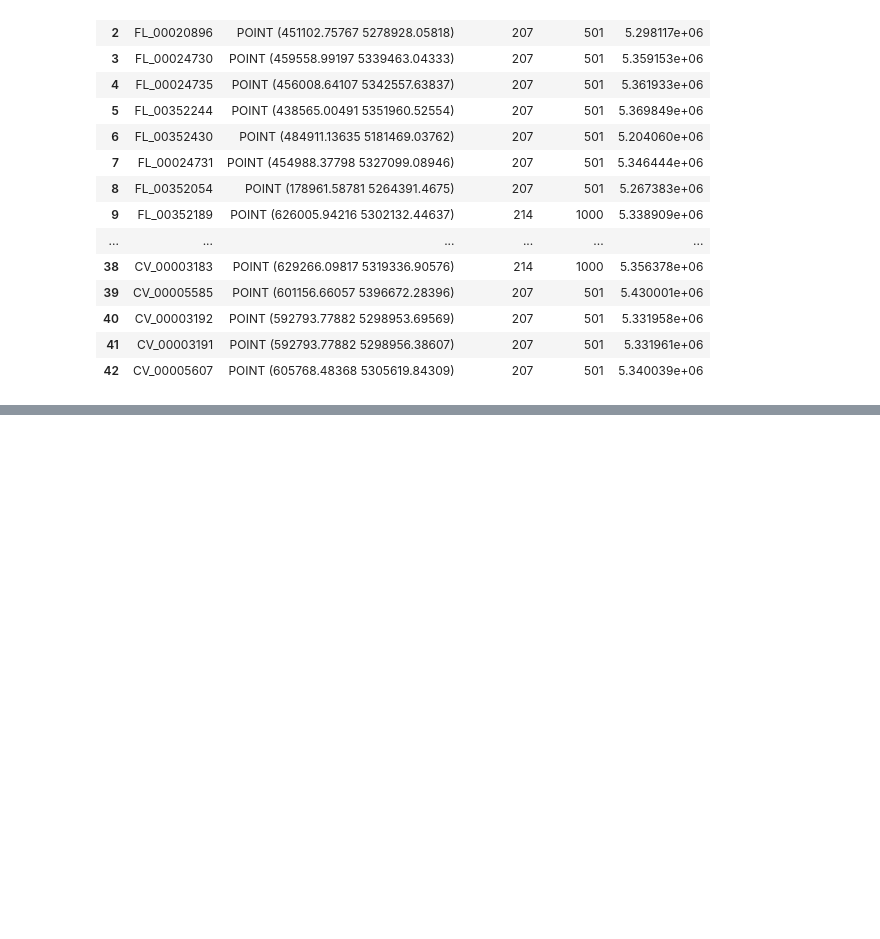
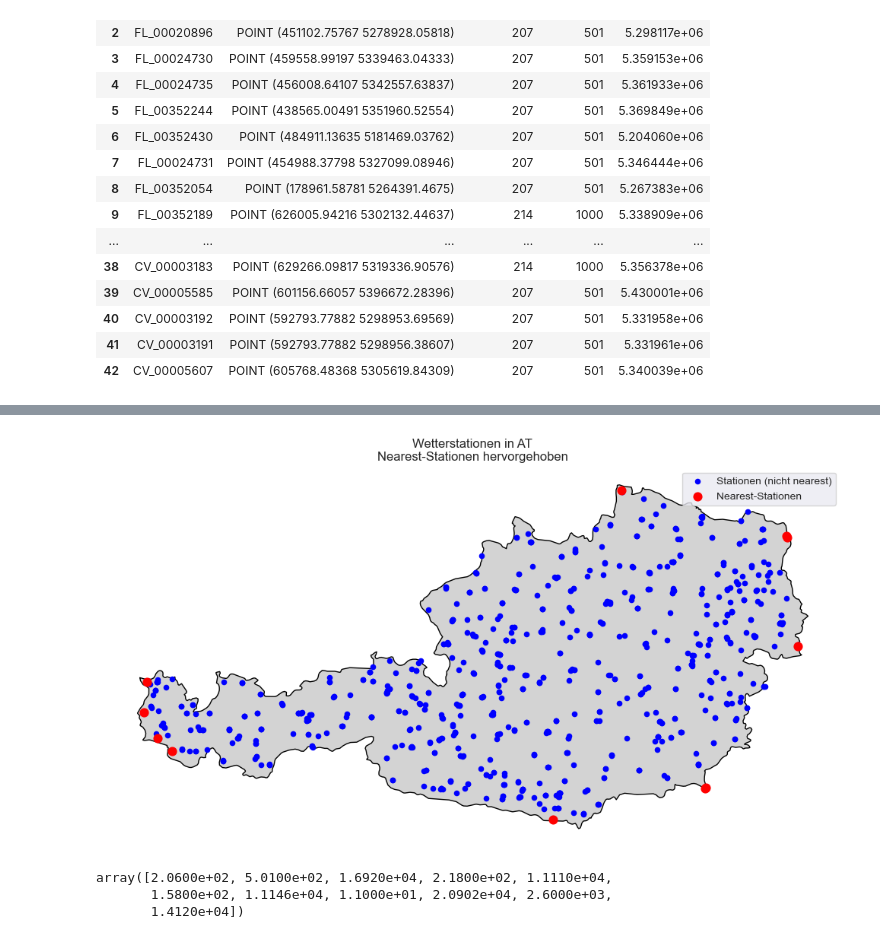
Before and after one commit to johannesgl4d0s/ersatzwerte_project, a Jupyter notebook: notebooks/02_data_wrangling_temp.ipynb, the cells around one changed output, grey strips where cells are left out. Drawn from its saved outputs; the diff is of its cells as text; code cells hidden in the pictures; blank space fills up the shorter version.

```diff
--- a/notebooks/02_data_wrangling_temp.ipynb
+++ b/notebooks/02_data_wrangling_temp.ipynb
@@ -898,0 +1022,60 @@ matched
+# %%
+# 1. Lade Österreich-Grenze (EPSG:4326)
+countries_url = "https://raw.githubusercontent.com/datasets/geo-countries/master/data/countries.geojson"
+world = gpd.read_file(countries_url)
+austria = world[world['name']=='Austria'].to_crs("EPSG:4326")
+
+# 2. Stations-Metadaten abrufen (falls stations_gdf noch nicht existiert)
+resource_id   = 'klima-v2-1h'
+stations_meta = requests.get(
+    f"https://dataset.api.hub.geosphere.at/v1/station/historical/{resource_id}/metadata"
+).json()['stations']
+stations_df = pd.DataFrame.from_records(stations_meta)[['id','lat','lon']].rename(columns={'id':'station_id'})
+stations_gdf = gpd.GeoDataFrame(
+    stations_df,
+    geometry=[Point(lon, lat) for lon, lat in zip(stations_df['lon'], stations_df['lat'])],
+    crs="EPSG:4326"
+)
+
+# 3. Liste der nächstgelegenen station_id aus nearest_df
+#    (nearest_df muss bereits im Workspace vorhanden sein)
+highlight_ids = nearest_df['station_id'].unique()
+
+# 4. Aufteilen in hervorgehobene und alle anderen
+highlight = stations_gdf[stations_gdf['station_id'].isin(highlight_ids)]
+others    = stations_gdf[~stations_gdf['station_id'].isin(highlight_ids)]
+
+# 5. Plot
+fig, ax = plt.subplots(figsize=(10,10))
+austria.plot(ax=ax, color='lightgray', edgecolor='black', zorder=0)
+
+# alle Stationen in Blau
+others.plot(
+    ax=ax,
+    color='blue',
+    markersize=20,
+    label='Stationen (nicht nearest)',
+    zorder=1
+)
+
+# nearest-Stationen in Rot
+highlight.plot(
+    ax=ax,
+    color='red',
+    markersize=60,
+    label='Nearest-Stationen',
+    zorder=2
+)
+
+ax.set_title("Wetterstationen in AT\nNearest-Stationen hervorgehoben")
+ax.axis('off')
+ax.legend(loc='upper right')
+plt.tight_layout()
+# %% [output]
+[figure, added]
+# %%
+nearest_df['station_id'].unique()
+# %% [output]
+array([2.0600e+02, 5.0100e+02, 1.6920e+04, 2.1800e+02, 1.1110e+04,
+       1.5800e+02, 1.1146e+04, 1.1000e+01, 2.0902e+04, 2.6000e+03,
+       1.4120e+04])
```
Also changed, not shown: parts of 5 cells of this notebook, 1 other file.
